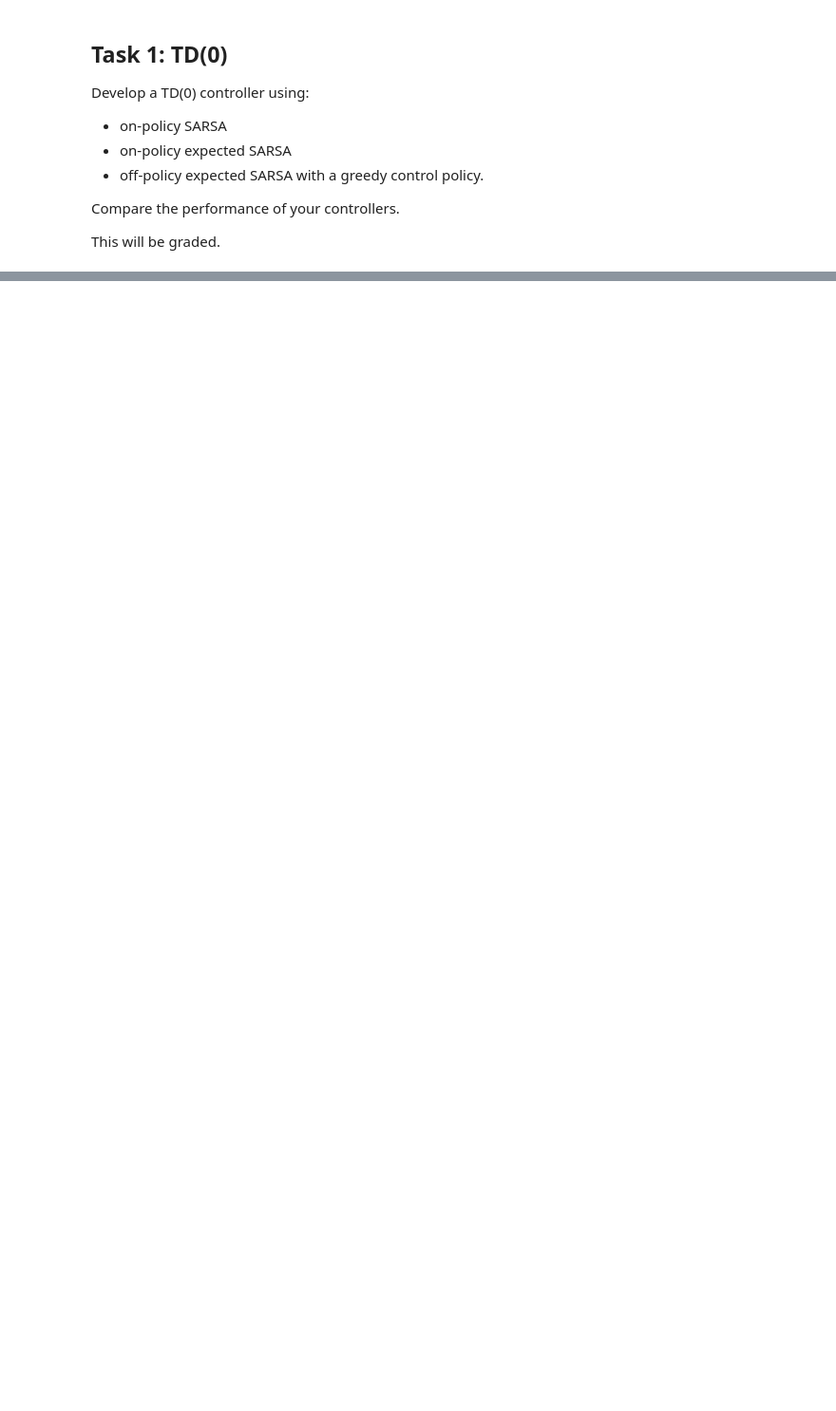
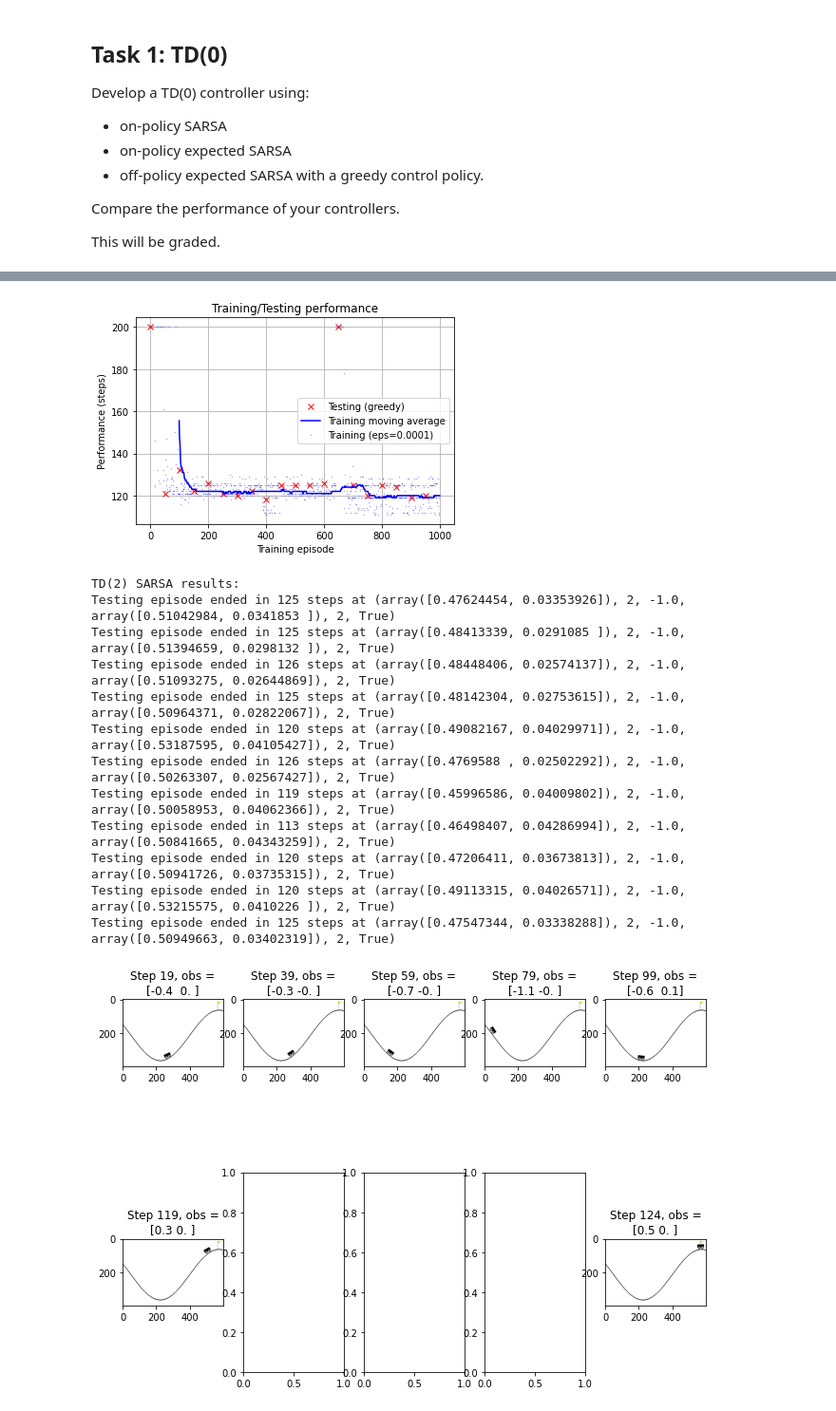
Before and after one commit to constructor-s/aps1080_winter_2021, a Jupyter notebook: A3/A3.ipynb, the cells around one changed output, grey strips where cells are left out. Shown at 95% size. Saved outputs shown, nothing was run; the diff lists cells and outputs as text; code cells hidden in the pictures; blank space fills up the shorter version.

```diff
--- a/A3/A3.ipynb
+++ b/A3/A3.ipynb
@@ -442,0 +567,17 @@ Testing episode ended in 118 steps at (array([0.46680927, 0.03520934]), 2, -1.0,
+# %%
+train_tdn_sarsa(n=2)
+# %% [output]
+[figure, added]
+TD(2) SARSA results:
+Testing episode ended in 125 steps at (array([0.47624454, 0.03353926]), 2, -1.0, array([0.51042984, 0.0341853 ]), 2, True)
+Testing episode ended in 125 steps at (array([0.48413339, 0.0291085 ]), 2, -1.0, array([0.51394659, 0.0298132 ]), 2, True)
+Testing episode ended in 126 steps at (array([0.48448406, 0.02574137]), 2, -1.0, array([0.51093275, 0.02644869]), 2, True)
+Testing episode ended in 125 steps at (array([0.48142304, 0.02753615]), 2, -1.0, array([0.50964371, 0.02822067]), 2, True)
+Testing episode ended in 120 steps at (array([0.49082167, 0.04029971]), 2, -1.0, array([0.53187595, 0.04105427]), 2, True)
+Testing episode ended in 126 steps at (array([0.4769588 , 0.02502292]), 2, -1.0, array([0.50263307, 0.02567427]), 2, True)
+Testing episode ended in 119 steps at (array([0.45996586, 0.04009802]), 2, -1.0, array([0.50058953, 0.04062366]), 2, True)
+Testing episode ended in 113 steps at (array([0.46498407, 0.04286994]), 2, -1.0, array([0.50841665, 0.04343259]), 2, True)
+Testing episode ended in 120 steps at (array([0.47206411, 0.03673813]), 2, -1.0, array([0.50941726, 0.03735315]), 2, True)
+Testing episode ended in 120 steps at (array([0.49113315, 0.04026571]), 2, -1.0, array([0.53215575, 0.0410226 ]), 2, True)
+Testing episode ended in 125 steps at (array([0.47547344, 0.03338288]), 2, -1.0, array([0.50949663, 0.03402319]), 2, True)
+[figure, added]
```
Also changed, not shown: parts of 18 cells of this notebook.
